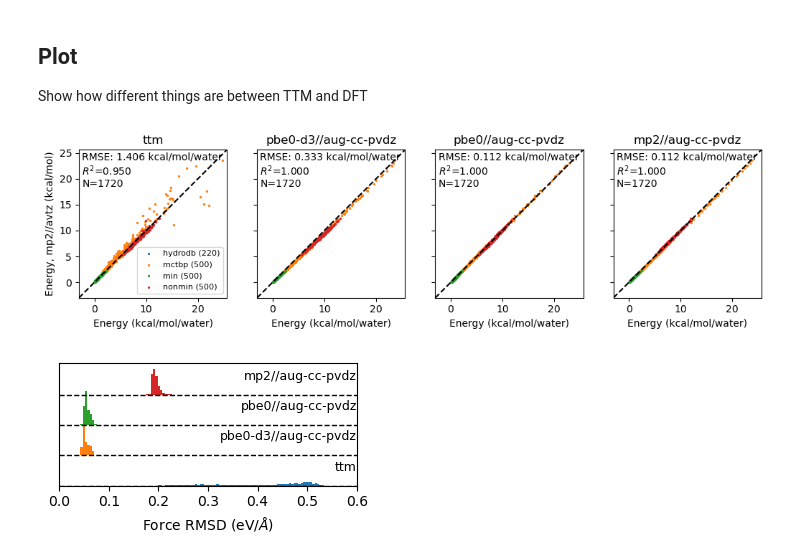
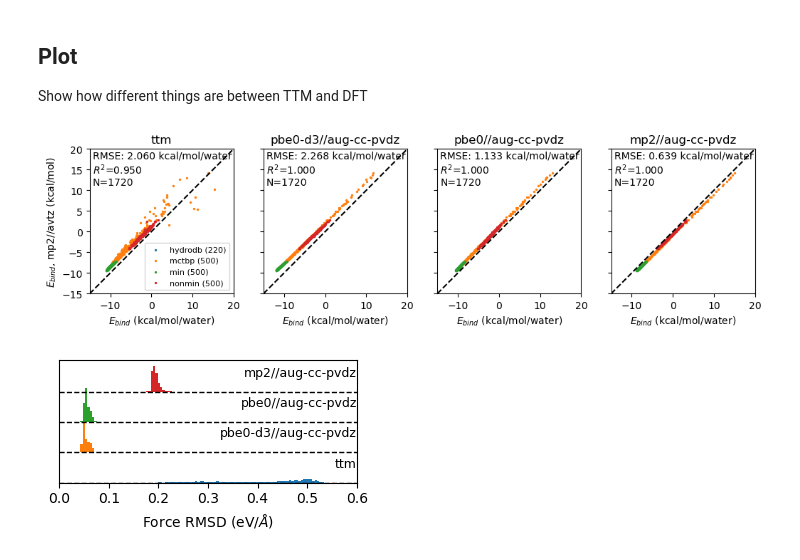
Before and after one commit to exalearn/fast-finetuned-forcefields, a Jupyter notebook: notebooks/hydronet/1_initial-database/compare-methods.ipynb, the cells around one changed output. Drawn from its saved outputs; the diff is of its cells as text; code cells hidden in the pictures.

```diff
--- a/notebooks/hydronet/1_initial-database/compare-methods.ipynb
+++ b/notebooks/hydronet/1_initial-database/compare-methods.ipynb
@@ -15,3 +17,11 @@ import numpy as np
+# %%
+reference_energies = {
+    'ttm': 0,
+    'mp2//aug-cc-pvtz': -2077.0785515271764,
+    'mp2//aug-cc-pvdz': -2075.2596690862456,
+    'pbe0//aug-cc-pvdz': -2077.859741756872,
+    'pbe0-d3//aug-cc-pvdz': -2077.8598639359943
+}
 # %% [markdown]
 ## Load in the Data
 Get the data from the different databases, combine them into a single dataframe
@@ -91,7 +101,7 @@ energy_mp2//aug-cc-pvtz        1720
 dtype: int64
 # %%
 for name in names:
-    ref_energy = data[f'energy_per_water_{name}'][lowest_energy]
+    ref_energy = reference_energies[name]
     data[f'energy_normed_{name}'] = data[f'energy_per_water_{name}'] - ref_energy
     data[f'energy_normed_{name}'] /= units.kcal / units.mol
     print(f'Reference energy for {name}: {ref_energy:.2f} eV/water')
@@ -150,33 +160,34 @@ Show how different things are between TTM and DFT
 # %%
 fig, axs = plt.subplots(1, len(names) - 1, figsize=(10.5, 3.), sharey=True)
 
 not_avtz = [n for n in names if 'mp2//aug-cc-pvtz' not in n]
+#data = data.query('source=="min"')
 for name, ax in zip(not_avtz, axs):
     col = f'energy_normed_{name}'
     err = (data[col] - data['energy_normed_mp2//aug-cc-pvtz']).abs()
     count = err.count()
     mae = err.mean()
     rmse = np.sqrt((err ** 2).mean())
     r2 = np.corrcoef(data[col], data['energy_normed_mp2//aug-cc-pvtz'])[0, 1]
     ax.text(0.02, 0.75, f'RMSE: {rmse:.3f} kcal/mol/water\n$R^2$={r2:.3f}\nN={count}', transform=ax.transAxes)
-    ax.set_xlabel(f'Energy (kcal/mol/water)')
+    ax.set_xlabel('$E_{bind}$ (kcal/mol/water)')
     ax.set_title(name)
 
     for gid, group in data.groupby('source'):
         count = np.logical_not(group['energy_normed_mp2//aug-cc-pvtz'].isnull()).sum()
         ax.scatter(group[col], group['energy_normed_mp2//aug-cc-pvtz'], s=2, label=f'{gid} ({count})')
-    ax.set_xlim([-3, data['energy_normed_mp2//aug-cc-pvtz'].max() + 2])
+    ax.set_xlim([-15, 20])
     ax.set_ylim(ax.get_xlim())
     ax.plot(ax.get_xlim(), ax.get_xlim(), 'k--')
 
 # Make labels
-axs[0].set_ylabel('Energy, mp2//avtz (kcal/mol)')
+axs[0].set_ylabel('$E_{bind}$, mp2//avtz (kcal/mol)')
 axs[0].legend(fontsize=8, loc='lower right')
 
 fig.tight_layout()
 fig.savefig('figures/comparison-to-mp2-avtz.png', dpi=320)
 # %% [output]
-[figure, old version]
+[figure, new version]
 # %%
 fig, ax = plt.subplots(figsize=(3.5, 2.))
 
```
Also changed, not shown: parts of 4 cells of this notebook, 3 other files.
